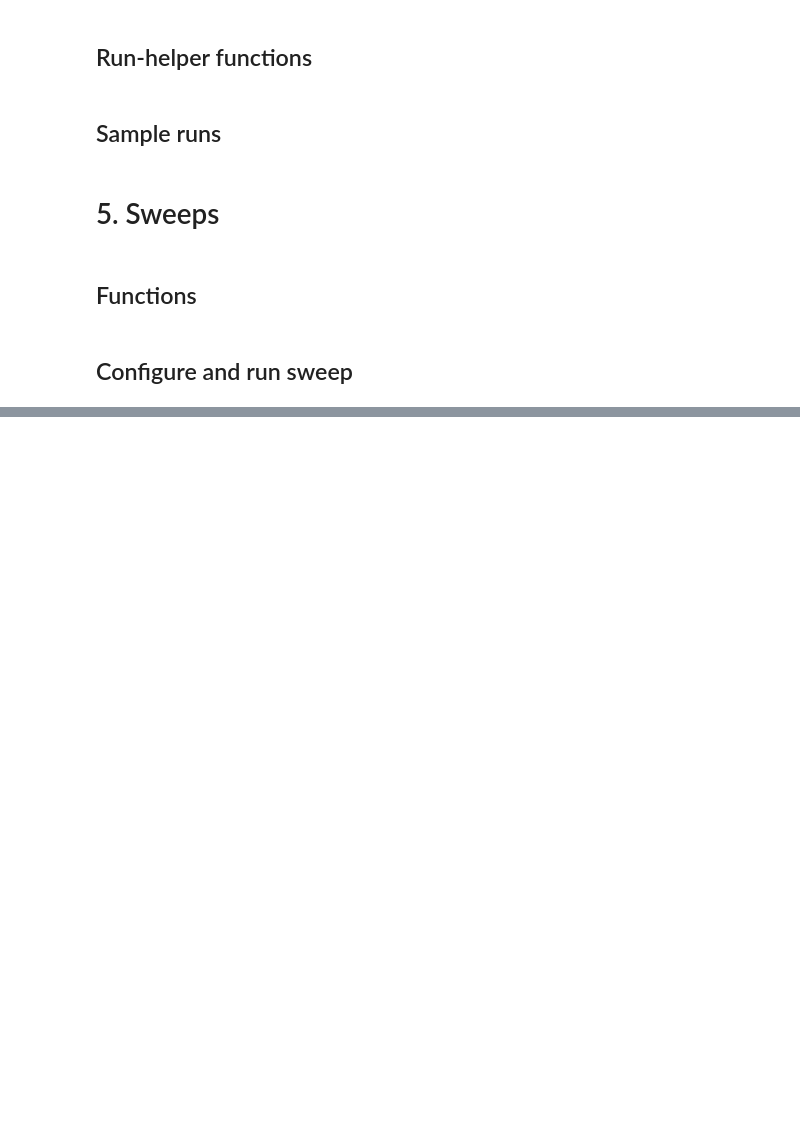
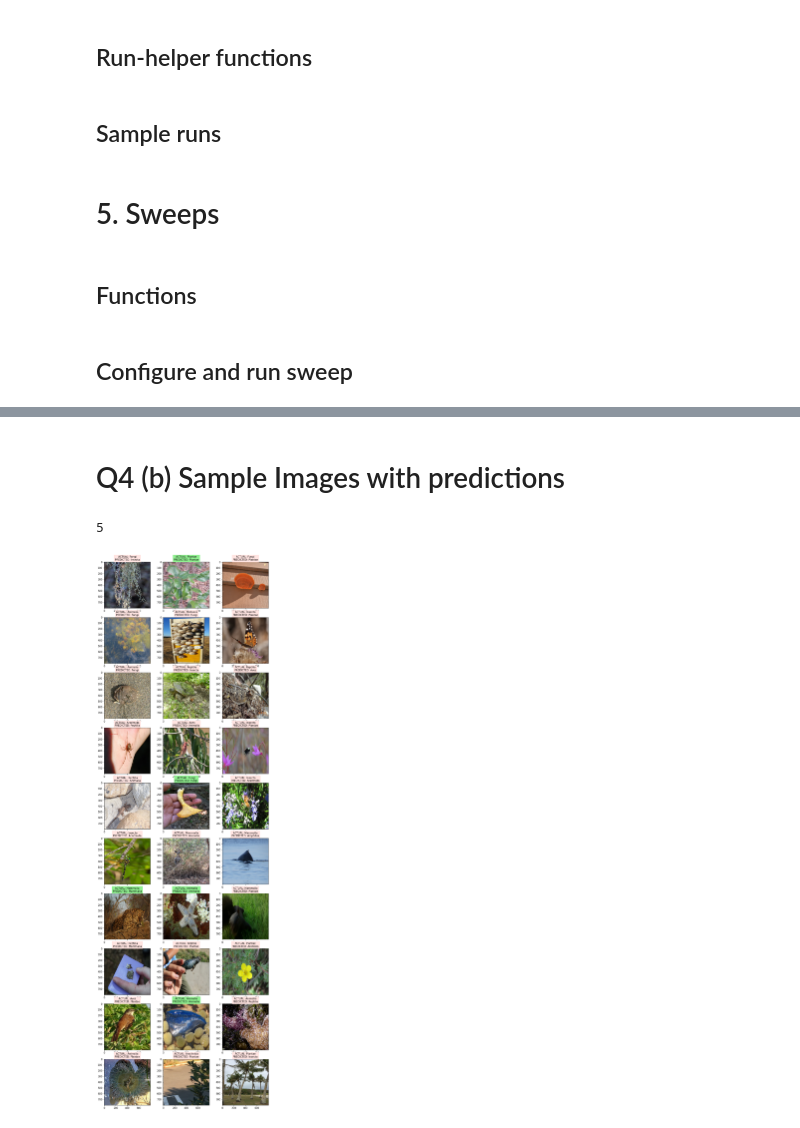
Before and after one commit to vasid99/cs6910-dl, a Jupyter notebook: Assignment02/Assignment02_part_A.ipynb, the cells around one changed output, grey strips where cells are left out. Cells and saved outputs as stored; diff of their text form; code cells hidden in the pictures; blank space fills up the shorter version.

```diff
--- a/Assignment02/Assignment02_part_A.ipynb
+++ b/Assignment02/Assignment02_part_A.ipynb
@@ -97,7 +103,7 @@ def trainingRun(config, **kwargs):
     if config["wandb"]:
       callbacks.append(
         WandbCallback(
-          monitor="val_loss"
+          monitor="val_accuracy", save_model=True
         )
       )
     else: print("Warning: not using WandB")
@@ -131,13 +137,8 @@ y_test = ks.utils.to_categorical(y_test)
 # %% [markdown]
 ## iNaturalist 12K dataset
 # %%
-inaturalist_train_root = "/content/drive/MyDrive/inaturalist_12K/train"
-
-'''labels = [_.split("/")[-1] for _ in glob.glob(inaturalist_root + "/*")]
-def oneHotLabels(i,l):
-  ohl = tf.one_hot(l,len(labels))
-  print(ohl)
-  return i, tf.cast(ohl,tf.float32)'''
+inaturalist_train_root = "/content/drive/MyDrive/Sem 8/DL/inaturalist_12K/train"
+inaturalist_test_root = "/content/drive/MyDrive/Sem 8/DL/inaturalist_12K/val"
 
 def augmentImage(image, label):
   image = tf.image.random_flip_left_right(image)
@@ -146,7 +147,6 @@ def augmentImage(image, label):
 
 def I12kDatasets(config):
   img_dims = (800,800,3)
-  numLabels = config["layers"][-1]["size"]
 
   train_ds = tf.keras.preprocessing.image_dataset_from_directory(
     inaturalist_train_root,
@@ -173,8 +173,18 @@ def I12kDatasets(config):
   train_ds = train_ds.prefetch(buffer_size=tf.data.AUTOTUNE)
   val_ds   = val_ds.prefetch(buffer_size=tf.data.AUTOTUNE)
 
-  numLabels = None
   return train_ds, val_ds
+
+def I12kDatasets_test(config):
+  img_dims = (800,800,3)
+
+  test_ds = tf.keras.preprocessing.image_dataset_from_directory(
+    inaturalist_test_root,
+    label_mode="categorical",
+    image_size=img_dims[:2],
+    batch_size=config["trainparams"]["batch_size"])
+
+  return test_ds
 # %% [markdown]
 # 4. Running A Configuration
 # %% [markdown]
@@ -407,0 +558,26 @@ wandb.agent(sweepId, function = runWandbSweep)
+# %% [markdown]
+# Q4 (b) Sample Images with predictions
+# %%
+test_sub_ds = test_dataset.take(1)
+test_sub = list(test_sub_ds.as_numpy_iterator())
+X_test_sub = np.array(test_sub[0][0])[:30]
+Y_test_sub = np.argmax(np.array(test_sub[0][1])[:30], axis=1)
+
+Y_pred = np.argmax(model.predict(test_sub_ds), axis=1)[:30]
+print(np.count_nonzero(Y_test_sub==Y_pred))
+# %% [output]
+5
+# %%
+fig1, ax = plt.subplots(10, 3, figsize=(12,40))
+for i in range(30):
+    pos = (i//3, i%3)
+    actual = class_names[Y_test_sub[i]]
+    pred = class_names[Y_pred[i]]
+    ax[pos].imshow(X_test_sub[i]/255)
+    if pred == actual:
+        ax[pos].set_title('ACTUAL: '+actual+'\nPREDICTED: '+pred, backgroundcolor='lightgreen', size=10)
+    else:
+        ax[pos].set_title('ACTUAL: '+actual+'\nPREDICTED: '+pred, backgroundcolor='mistyrose', size=10)
+plt.show()
+# %% [output]
+[figure, added]
```
Also changed, not shown: parts of 17 cells of this notebook.
